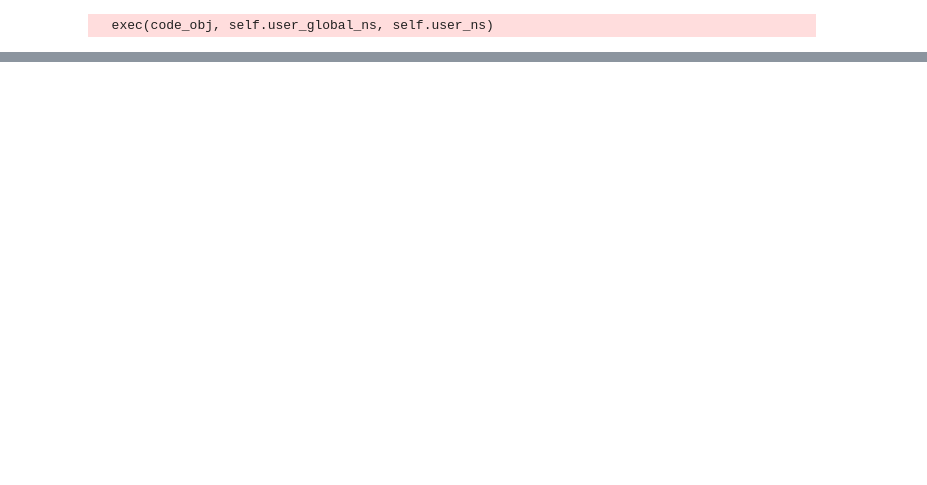
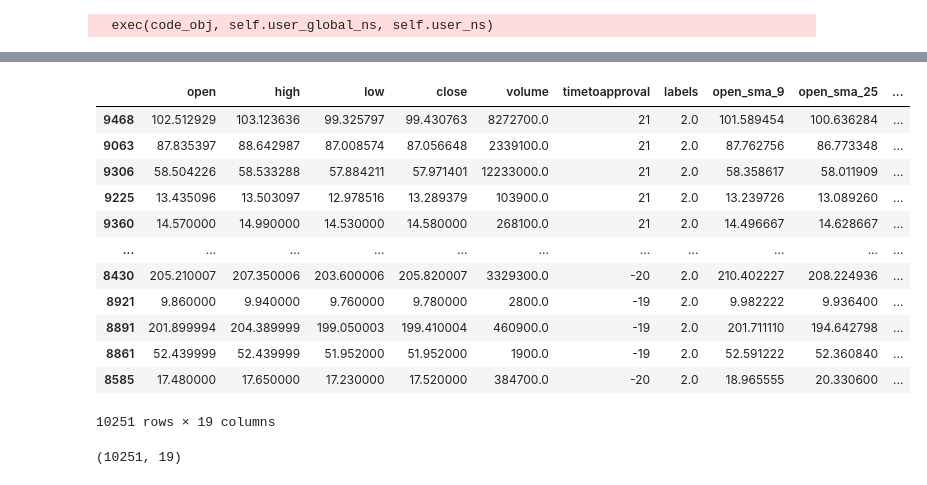
Before and after one commit to amodq/FDATradingStrategy, a Jupyter notebook: BioTech_Notebook.ipynb, the cells around one changed output, grey strips where cells are left out. Saved outputs shown, nothing was run; the diff lists cells and outputs as text; code cells hidden in the pictures; blank space fills up the shorter version.

Commit message:
nn + strat

```diff
--- a/BioTech_Notebook.ipynb
+++ b/BioTech_Notebook.ipynb
@@ -272,23 +432,0 @@ Yfinance error
-# %%
-import time
-#dates = pd.to_datetime(df['Approval Date'])
-def get_SMA(df, col_name, intervals):
-    """
-    Momentum indicator
-    """
-    stime = time.time()
-    print("Calculating SMA")
-    df_ss = sdf.retype(df)
-    for i in intervals:
-        df[col_name + '_sma_' + str(i)] = df_ss[col_name + '_' + str(i) + '_sma']
-        del df[col_name + '_' + str(i) + '_sma']
-
-
-ticker = yf.Ticker("NVS")
-hist = ticker.history( start=dt.date(2019,4,13) - dt.timedelta(7*4), end=dt.date(2019,4,13) + dt.timedelta(7*4))
-hist.drop(['Dividends', 'Stock Splits'], axis=1, inplace=True)
-hist.columns = map(str.lower, hist.columns)
-print(get_SMA(hist, 'open', [9,25]));
-#hist['TimeToApproval'] = (dates.iloc[0] - hist.index).days
-#hist['Labels'] = create_labels(hist, 'Open')
-hist = hist.dropna()
@@ -589,6 +568,7 @@ def f1_metric(y_true, y_pred):
 get_custom_objects().update({"f1_metric": f1_metric, "f1_weighted": f1_weighted})
 # %%
 # referenced  nayash / stock_cnn_blog_pub
-x_train, x_test, y_train, y_test = train_test_split(finaldf.loc[:, 'Open':'TimeToApproval'].values, finaldf['Labels'].values, train_size=0.8,  test_size=0.2, random_state=2, shuffle=True, stratify=finaldf['Labels'].values)
+finaldata = finaldf.drop(columns=['labels'], axis=1)
+x_train, x_test, y_train, y_test = train_test_split(finaldata.loc[:, 'open':'fi_25'].values, finaldf['labels'].values, train_size=0.8,  test_size=0.2, random_state=2, shuffle=True, stratify=finaldf['labels'].values)
 x_train, x_cv, y_train, y_cv = train_test_split(x_train, y_train, train_size=0.8, test_size=0.2, random_state=2, shuffle=True, stratify=y_train)
 # %%
@@ -638,9 +620,11 @@ x_test = mm_scaler.transform(x_test)
 x_cv = mm_scaler.transform(x_cv)
 # %%
 # referenced  nayash / stock_cnn_blog_pub
-x_train = reshape_as_image(x_train, 3, 2)
-x_test = reshape_as_image(x_test, 3, 2)
-x_cv = reshape_as_image(x_cv, 3, 2)
+# reshaping data as images
+
+x_train = reshape_as_image(x_train, 4, 4)
+x_test = reshape_as_image(x_test, 4, 4)
+x_cv = reshape_as_image(x_cv, 4, 4)
 # adding a 1-dim for channels (3)
 x_train = np.stack((x_train,) * 3, axis=-1)
 x_test = np.stack((x_test,) * 3, axis=-1)
@@ -741,0 +817,20 @@ decisions
+# %%
+#CHECKPOINT
+#2021 test data
+finaldf = finaldf.sort_values(by='Date')
+finaldf.to_csv('21data.csv')
+finaldf
+# %% [output]
+|  | open | high | low | close | volume | timetoapproval | labels | open_sma_9 | open_sma_25 | ... |
+| 9468 | 102.512929 | 103.123636 | 99.325797 | 99.430763 | 8272700.0 | 21 | 2.0 | 101.589454 | 100.636284 | ... |
+| 9063 | 87.835397 | 88.642987 | 87.008574 | 87.056648 | 2339100.0 | 21 | 2.0 | 87.762756 | 86.773348 | ... |
+| 9306 | 58.504226 | 58.533288 | 57.884211 | 57.971401 | 12233000.0 | 21 | 2.0 | 58.358617 | 58.011909 | ... |
+| 9225 | 13.435096 | 13.503097 | 12.978516 | 13.289379 | 103900.0 | 21 | 2.0 | 13.239726 | 13.089260 | ... |
+| 9360 | 14.570000 | 14.990000 | 14.530000 | 14.580000 | 268100.0 | 21 | 2.0 | 14.496667 | 14.628667 | ... |
+| ... | ... | ... | ... | ... | ... | ... | ... | ... | ... | ... |
+| 8430 | 205.210007 | 207.350006 | 203.600006 | 205.820007 | 3329300.0 | -20 | 2.0 | 210.402227 | 208.224936 | ... |
+| 8921 | 9.860000 | 9.940000 | 9.760000 | 9.780000 | 2800.0 | -19 | 2.0 | 9.982222 | 9.936400 | ... |
+| 8891 | 201.899994 | 204.389999 | 199.050003 | 199.410004 | 460900.0 | -19 | 2.0 | 201.711110 | 194.642798 | ... |
+| 8861 | 52.439999 | 52.439999 | 51.952000 | 51.952000 | 1900.0 | -19 | 2.0 | 52.591222 | 52.360840 | ... |
+| 8585 | 17.480000 | 17.650000 | 17.230000 | 17.520000 | 384700.0 | -20 | 2.0 | 18.965555 | 20.330600 | ... |
+10251 rows × 19 columns
@@ -741,0 +846,4 @@ decisions
+# %%
+finaldf.shape
+# %% [output]
+(10251, 19)
```
Also changed, not shown: parts of 32 cells of this notebook, 9 other files.
